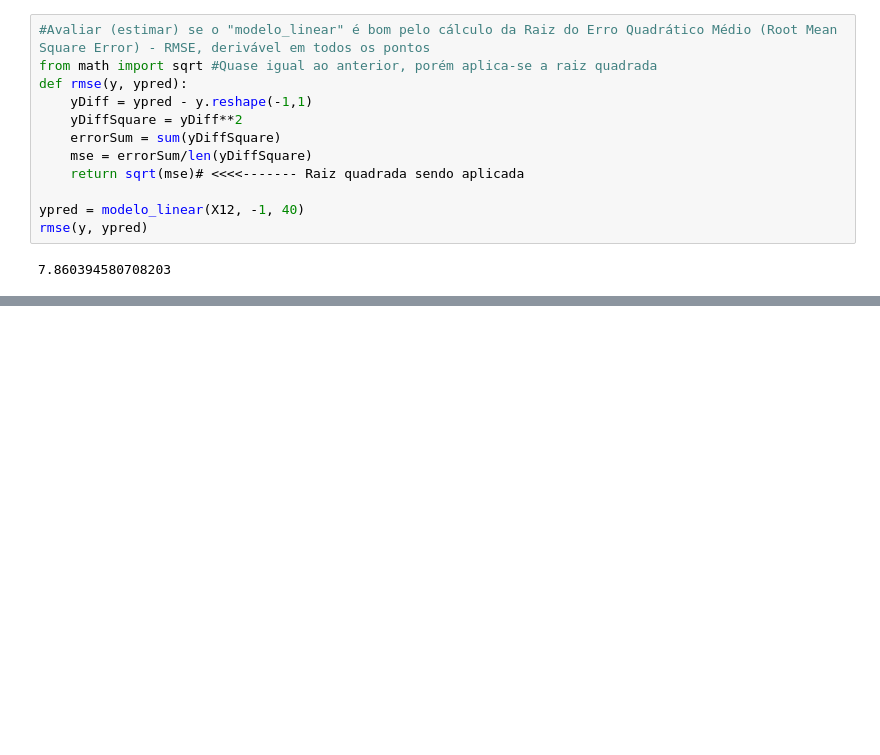
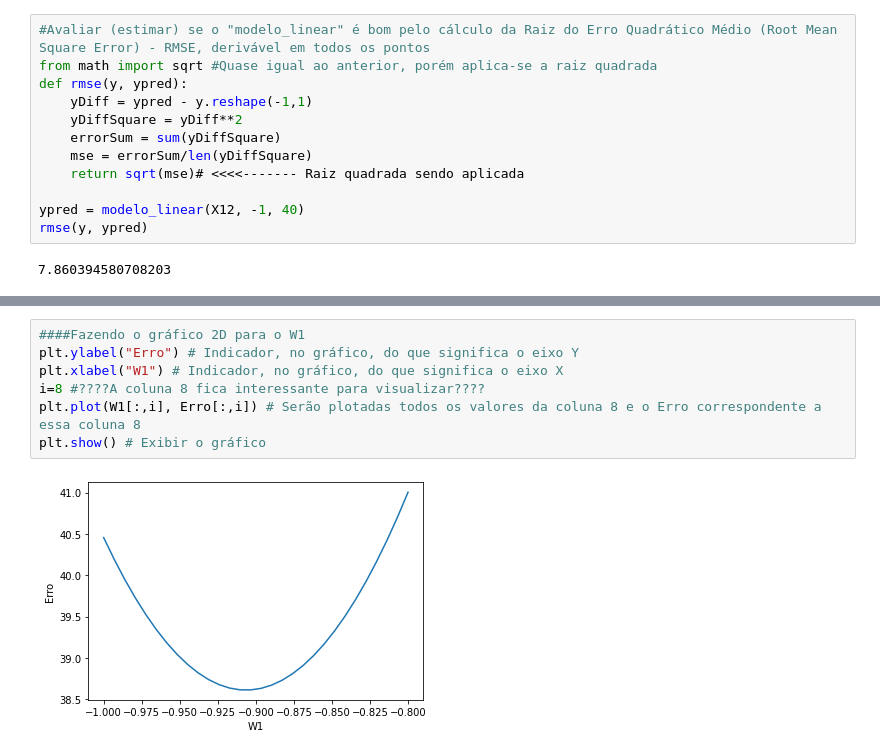
Before and after one commit to wekler/REPA, a Jupyter notebook: 2 Semana - Regressão/exemplo_load_boston.ipynb, the cells around one changed output, grey strips where cells are left out. Saved outputs shown, nothing was run; the diff lists cells and outputs as text; blank space fills up the shorter version.

```diff
--- a/2 Semana - Regressão/exemplo_load_boston.ipynb
+++ b/2 Semana - Regressão/exemplo_load_boston.ipynb
@@ -244,0 +287,9 @@ array([[34.55355094],
+# %%
+####Fazendo o gráfico 2D para o W1
+plt.ylabel("Erro") # Indicador, no gráfico, do que significa o eixo Y
+plt.xlabel("W1") # Indicador, no gráfico, do que significa o eixo X
+i=8 #????A coluna 8 fica interessante para visualizar????
+plt.plot(W1[:,i], Erro[:,i]) # Serão plotadas todos os valores da coluna 8 e o Erro correspondente a essa coluna 8
+plt.show() # Exibir o gráfico
+# %% [output]
+[figure, added]
```
Also changed, not shown: parts of 10 cells of this notebook, 1 other file.
